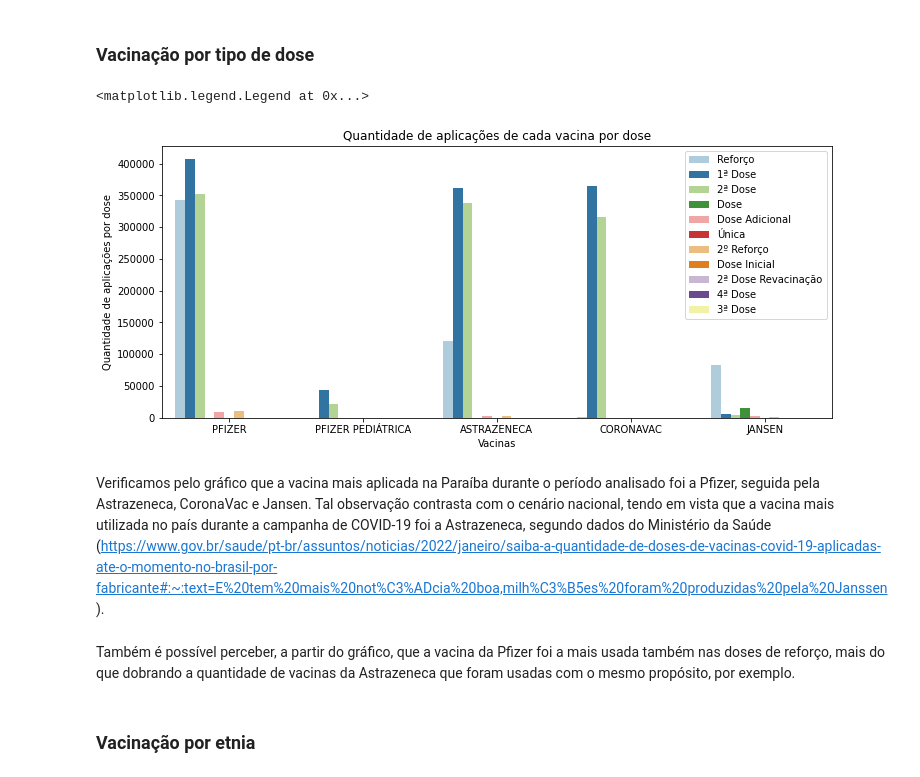
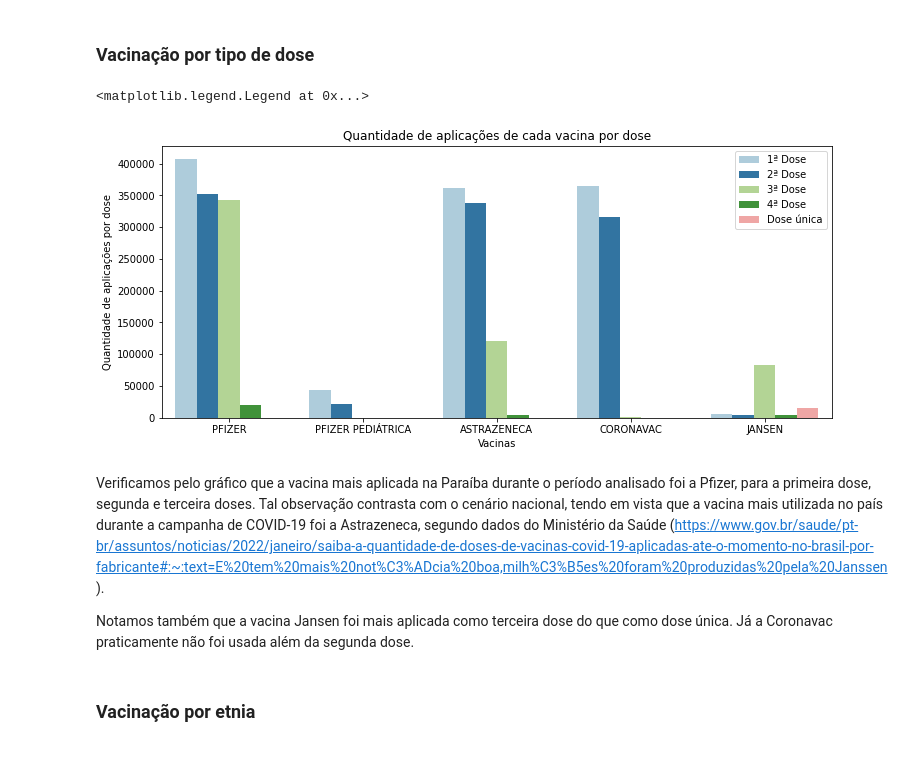
Before and after one commit to maxbarbosa/data-science-final-project, a Jupyter notebook: graphs.ipynb, the cells around one changed output. Cells and saved outputs as stored; diff of their text form; code cells hidden in the pictures.

```diff
--- a/graphs.ipynb
+++ b/graphs.ipynb
@@ -32,3 +16,20 @@ update_vax_code()
+# %%
+vax_df.loc[(vax_df.vacina_nome == 'COVID-19 ASTRAZENECA - ChAdOx1-S') | (vax_df.vacina_nome == 'COVID-19 ASTRAZENECA/FIOCRUZ - COVISHIELD'), 'vacina_nome'] = 'ASTRAZENECA'
+vax_df.loc[(vax_df.vacina_nome == 'COVID-19 SINOVAC/BUTANTAN - CORONAVAC') | (vax_df.vacina_nome == 'COVID-19 SINOVAC - CORONAVAC'), 'vacina_nome'] = 'CORONAVAC'
+vax_df.loc[vax_df.vacina_nome == 'COVID-19 JANSSEN - Ad26.COV2.S', 'vacina_nome'] = 'JANSEN'
+vax_df.loc[vax_df.vacina_nome == 'COVID-19 PFIZER - COMIRNATY', 'vacina_nome'] = 'PFIZER'
+vax_df.loc[vax_df.vacina_nome == 'COVID-19 PEDIÁTRICA - PFIZER COMIRNATY', 'vacina_nome'] = 'PFIZER PEDIÁTRICA'
+
+vax_df.loc[vax_df.vacina_codigo == 89, 'vacina_codigo'] = 85
+vax_df.loc[vax_df.vacina_codigo == 98, 'vacina_codigo'] = 86
+
+vax_df.loc[vax_df.vacina_descricao_dose	 == 'Reforço', 'vacina_descricao_dose'] = '3ª Dose'
+vax_df.loc[vax_df.vacina_descricao_dose	 == 'Dose', 'vacina_descricao_dose'] = 'Dose única'
+vax_df.loc[vax_df.vacina_descricao_dose	 == 'Dose Adicional', 'vacina_descricao_dose'] = '4ª Dose'
+vax_df.loc[vax_df.vacina_descricao_dose	 == '2º Reforço', 'vacina_descricao_dose'] = '4ª Dose'
+vax_df.loc[vax_df.vacina_descricao_dose	 == 'Dose Inicial', 'vacina_descricao_dose'] = '1ª Dose'
+vax_df.loc[vax_df.vacina_descricao_dose	 == '2ª Dose Revacinação', 'vacina_descricao_dose'] = '2ª Dose'
+vax_df.loc[vax_df.vacina_descricao_dose	 == 'Única', 'vacina_descricao_dose'] = 'Dose única'
 # %%
 vax_df.head(5)
 # %% [output]
@@ -43,18 +44,18 @@ vax_df.head(5)
 # %% [markdown]
 ### Vacinação por tipo de dose
 # %%
-bar = sns.countplot(data=vax_df, x='vacina_nome', hue='vacina_descricao_dose', palette='Paired')
+bar = sns.countplot(data=vax_df, x='vacina_nome', hue='vacina_descricao_dose', hue_order=['1ª Dose', '2ª Dose', '3ª Dose', '4ª Dose', 'Dose única'], palette='Paired')
 bar.set_xlabel('Vacinas')
 bar.set_ylabel('Quantidade de aplicações por dose')
 bar.set_title('Quantidade de aplicações de cada vacina por dose')
 bar.figure.set_size_inches(12, 5)
 plt.legend(loc = 'upper right')
 # %% [output]
 <matplotlib.legend.Legend at 0x...>
-[figure, old version]
+[figure, new version]
 # %% [markdown]
-Verificamos pelo gráfico que a vacina mais aplicada na Paraíba durante o período analisado foi a Pfizer, seguida pela Astrazeneca, CoronaVac e Jansen. Tal observação contrasta com o cenário nacional, tendo em vista que a vacina mais utilizada no país durante a campanha de COVID-19 foi a Astrazeneca, segundo dados do Ministério da Saúde (https://www.gov.br/saude/pt-br/assuntos/noticias/2022/janeiro/saiba-a-quantidade-de-doses-de-vacinas-covid-19-aplicadas-ate-o-momento-no-brasil-por-fabricante#:~:text=E%20tem%20mais%20not%C3%ADcia%20boa,milh%C3%B5es%20foram%20produzidas%20pela%20Janssen).
+Verificamos pelo gráfico que a vacina mais aplicada na Paraíba durante o período analisado foi a Pfizer, para a primeira dose, segunda e terceira doses. Tal observação contrasta com o cenário nacional, tendo em vista que a vacina mais utilizada no país durante a campanha de COVID-19 foi a Astrazeneca, segundo dados do Ministério da Saúde (https://www.gov.br/saude/pt-br/assuntos/noticias/2022/janeiro/saiba-a-quantidade-de-doses-de-vacinas-covid-19-aplicadas-ate-o-momento-no-brasil-por-fabricante#:~:text=E%20tem%20mais%20not%C3%ADcia%20boa,milh%C3%B5es%20foram%20produzidas%20pela%20Janssen).
+
+Notamos também que a vacina Jansen foi mais aplicada como terceira dose do que como dose única. Já a Coronavac praticamente não foi usada além da segunda dose.
-# %% [markdown]
-Também é possível perceber, a partir do gráfico, que a vacina da Pfizer foi a mais usada também nas doses de reforço, mais do que dobrando a quantidade de vacinas da Astrazeneca que foram usadas com o mesmo propósito, por exemplo.
 # %% [markdown]
 ### Vacinação por etnia
```
Also changed, not shown: parts of 15 cells of this notebook, 5 other files.
